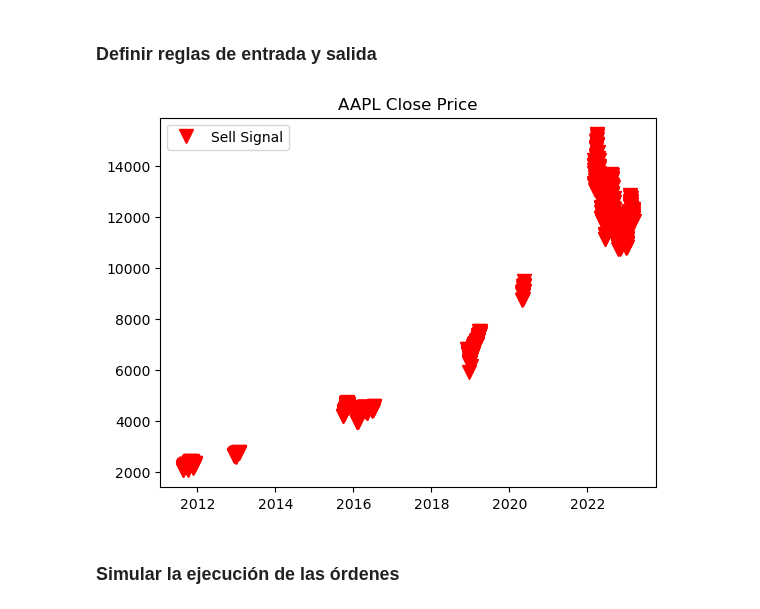
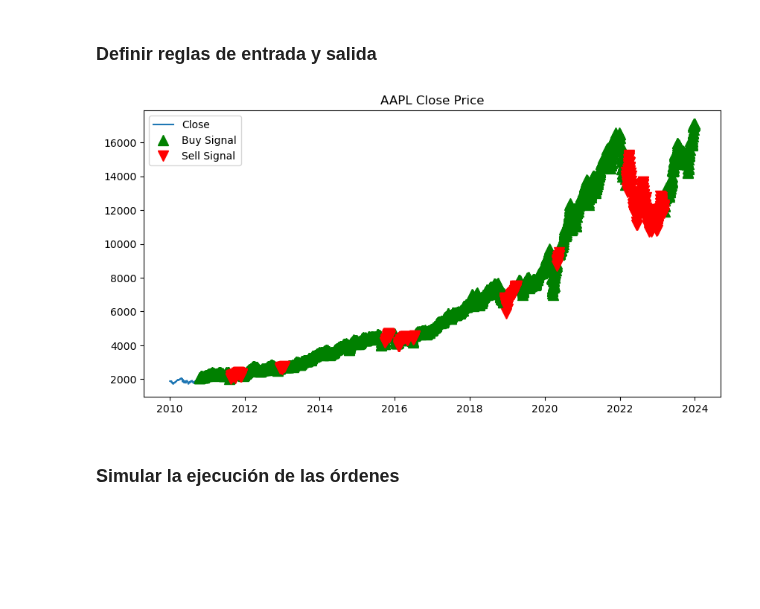
Before and after one commit to antonio-xrp/data-science-path, a Jupyter notebook: trading-algoritmico/0.3-backtesting.ipynb, the cells around one changed output. Saved outputs shown, nothing was run; the diff lists cells and outputs as text; code cells hidden in the pictures; blank space fills up the shorter version.

```diff
--- a/trading-algoritmico/0.3-backtesting.ipynb
+++ b/trading-algoritmico/0.3-backtesting.ipynb
@@ -41,15 +41,17 @@ df.loc[df['SMA_50'] < df['SMA_200'], 'Signal'] = -1 # venta
 # df['Signal'] = df['Position'].diff()  # Detectar cambios en la posición
 # df['Signal'] = df['Signal'].fillna(0).astype(int)  # Reemplazar NaN inicial por 0 y convertir a int
 # %%
-# graficar en un grafico de precios lodf['Signal'] = 0
-df.loc[df['SMA_50'] > df['SMA_200'], 'Signal'] = 1 # Compra
-df.loc[df['SMA_50'] < df['SMA_200'], 'Signal'] = -1 # ventae'], '^', markersize=10, color='g', lw=0, label='Buy Signal')
+# graficar en un grafico de precios los puntos de compra y venta
+
+plt.figure(figsize=(10, 5))
+plt.plot(df['Close'], label='Close')
+plt.plot(df.loc[df['Signal'] == 1, 'Close'], '^', markersize=10, color='g', lw=0, label='Buy Signal')
 plt.plot(df.loc[df['Signal'] == -1, 'Close'], 'v', markersize=10, color='r', lw=0, label='Sell Signal')
 plt.title('AAPL Close Price')
 plt.legend()
 plt.show()
 # %% [output]
-[figure, old version]
+[figure, new version]
 # %% [markdown]
 ### Simular la ejecución de las órdenes
 # %%
```
Also changed, not shown: 4 other files.
